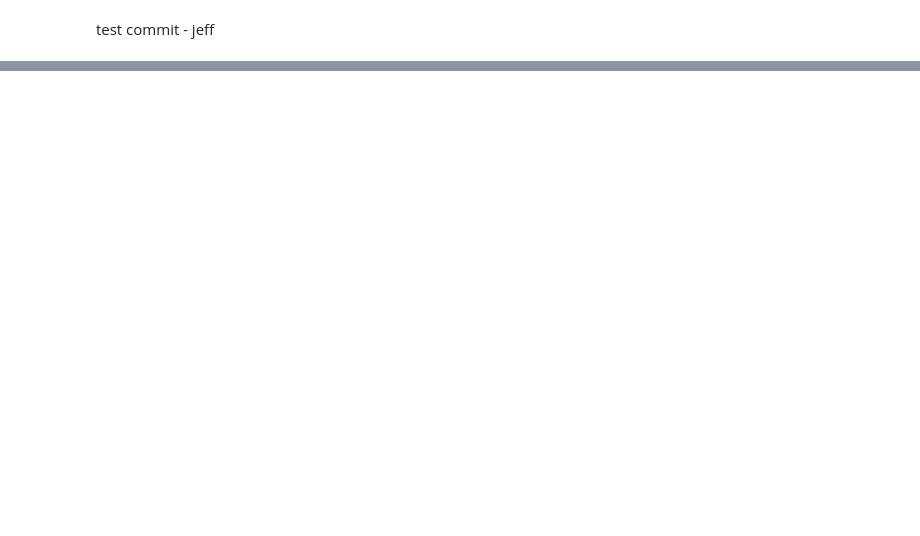
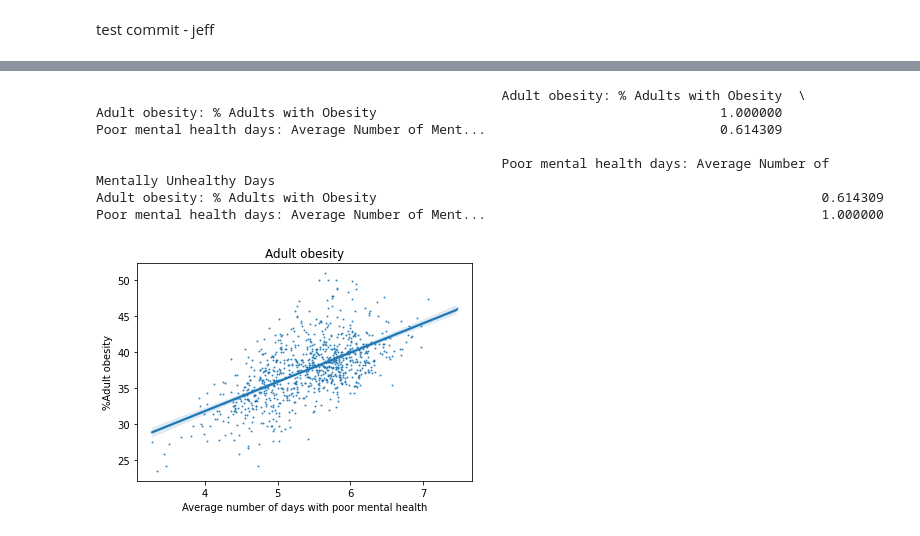
Before and after one commit to donovannickol/cs216project, a Jupyter notebook: CS_216_Project_Exploratory_Notebook.ipynb, the cells around one changed output, grey strips where cells are left out. Saved outputs shown, nothing was run; the diff lists cells and outputs as text; code cells hidden in the pictures; blank space fills up the shorter version.

```diff
--- a/CS_216_Project_Exploratory_Notebook.ipynb
+++ b/CS_216_Project_Exploratory_Notebook.ipynb
@@ -542,0 +571,22 @@ test commit - jeff
+# %%
+mental_health = pop_pov_obesity_df[['Adult obesity: % Adults with Obesity', 'Poor mental health days: Average Number of Mentally Unhealthy Days']]
+chart_mental_health = sns.regplot(
+    x="Poor mental health days: Average Number of Mentally Unhealthy Days",
+    y="Adult obesity: % Adults with Obesity",
+    data=mental_health,
+    scatter_kws={'s':1}
+)
+
+chart_mental_health.set_title('Adult obesity')
+chart_mental_health.set(xlabel='Average number of days with poor mental health', ylabel='%Adult obesity')
+
+print(mental_health.corr())
+# %% [output]
+                                                    Adult obesity: % Adults with Obesity  \
+Adult obesity: % Adults with Obesity                                            1.000000
+Poor mental health days: Average Number of Ment...                              0.614309
+
+                                                    Poor mental health days: Average Number of Mentally Unhealthy Days
+Adult obesity: % Adults with Obesity                                                         0.614309
+Poor mental health days: Average Number of Ment...                                           1.000000
+[figure, added]
```
Also changed, not shown: parts of 8 cells of this notebook.
